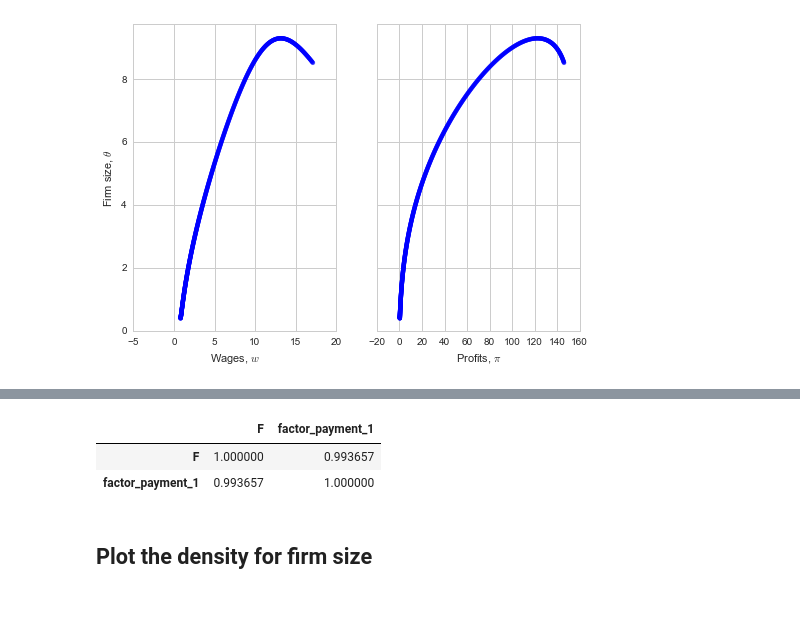
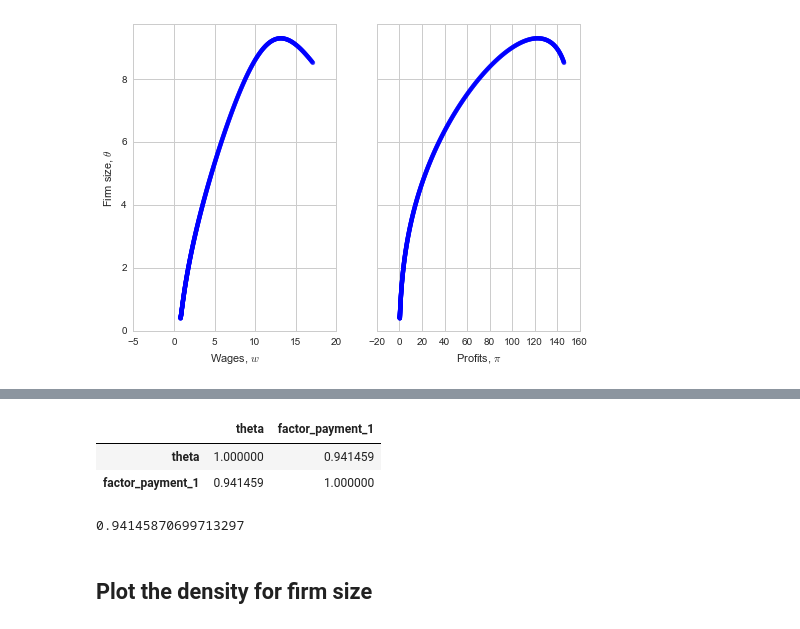
Before and after one commit to davidrpugh/assortative-matching, a Jupyter notebook: examples/positive-assortative-matching.ipynb, the cells around one changed output, grey strips where cells are left out. Saved outputs shown, nothing was run; the diff lists cells and outputs as text; code cells hidden in the pictures.

```diff
--- a/examples/positive-assortative-matching.ipynb
+++ b/examples/positive-assortative-matching.ipynb
@@ -198,11 +198,16 @@ viz.solution.corr()
 | theta | 0.915461 | 0.941459 | 0.941459 | 0.915461 | 0.854167 | -0.982853 | 0.854167 | -0.944406 | 0.980112 | -0.767772 | 0.980112 | ... |
 # %%
 # or a subset
-viz.solution[['F', 'factor_payment_1']].corr()
+viz.solution[['theta', 'factor_payment_1']].corr()
 # %% [output]
-|  | F | factor_payment_1 |
-| F | 1.000000 | 0.993657 |
-| factor_payment_1 | 0.993657 | 1.000000 |
+|  | theta | factor_payment_1 |
+| theta | 1.000000 | 0.941459 |
+| factor_payment_1 | 0.941459 | 1.000000 |
+# %%
+# or actual values!
+viz.solution.corr().loc['theta']['factor_payment_1']
+# %% [output]
+0.94145870699713297
 # %% [markdown]
 ## Plot the density for firm size
 # %% [markdown]
```
